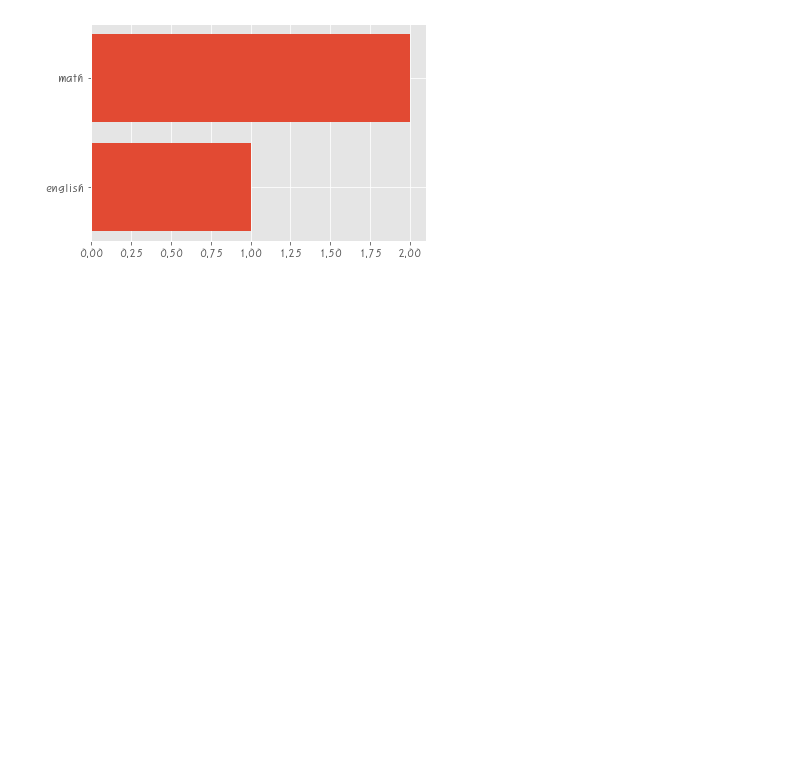
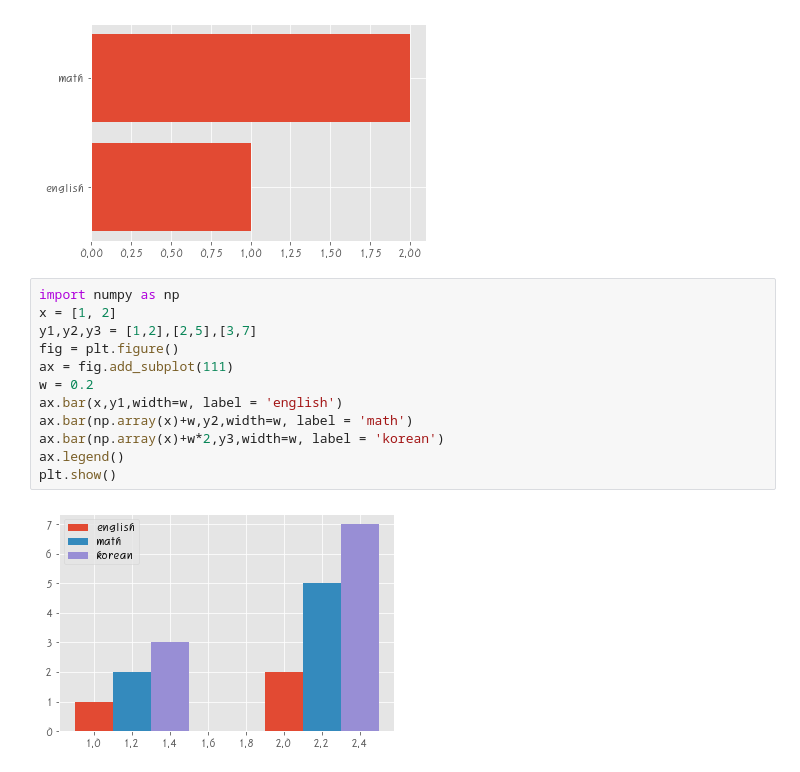
Before and after one commit to hyestar/2022py2, a Jupyter notebook: 시각화.ipynb, the cells around one changed output. Drawn from its saved outputs; the diff is of its cells as text; blank space fills up the shorter version.

```diff
--- a/시각화.ipynb
+++ b/시각화.ipynb
@@ -184,3 +184,17 @@ ax.barh(x,y,tick_label = labels)
 plt.show()
 # %% [output]
 [figure]
+# %%
+import numpy as np
+x = [1, 2]
+y1,y2,y3 = [1,2],[2,5],[3,7]
+fig = plt.figure()
+ax = fig.add_subplot(111)
+w = 0.2
+ax.bar(x,y1,width=w, label = 'english')
+ax.bar(np.array(x)+w,y2,width=w, label = 'math')
+ax.bar(np.array(x)+w*2,y3,width=w, label = 'korean')
+ax.legend()
+plt.show()
+# %% [output]
+[figure, added]
```
Also changed, not shown: parts of 6 cells of this notebook.
